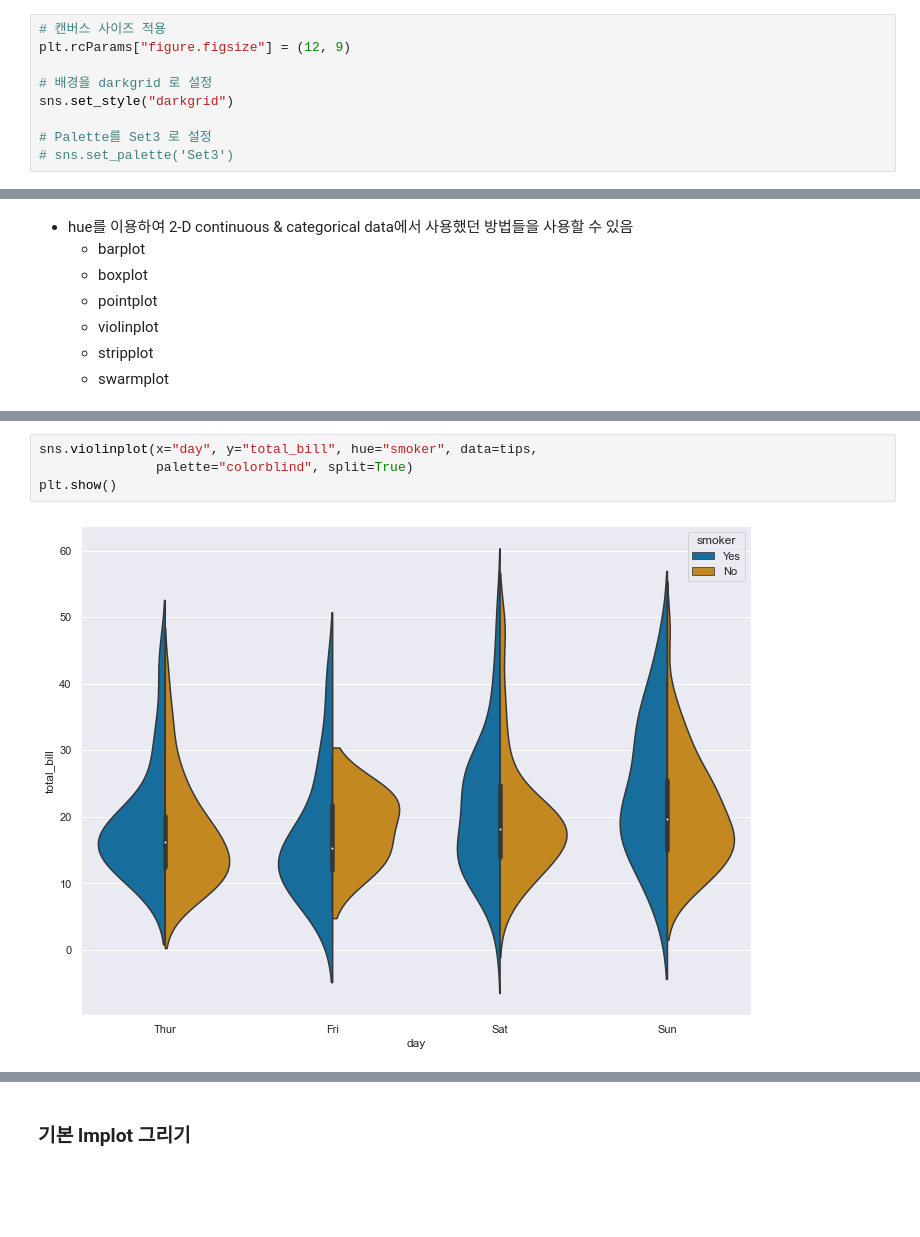
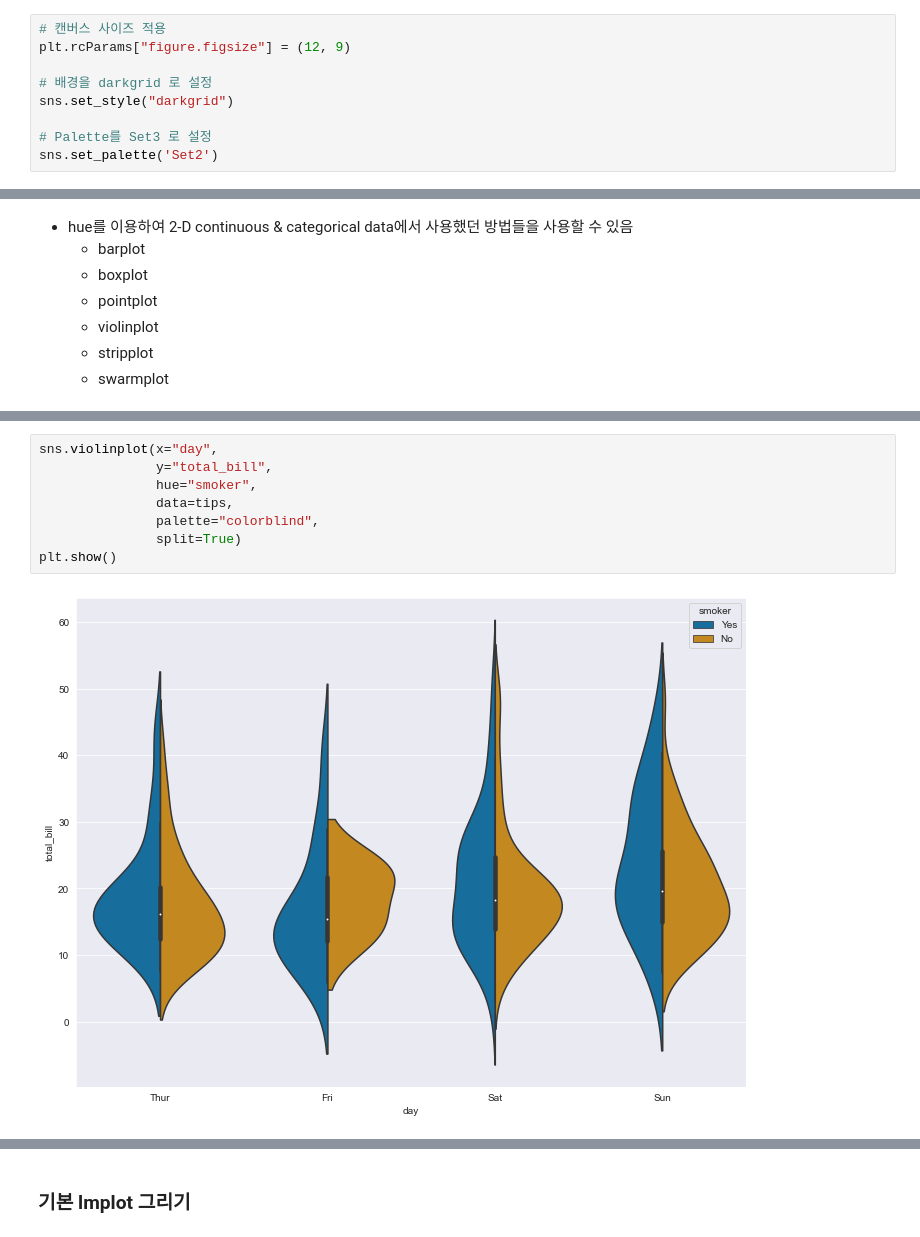
Before and after one commit to dongminlee94/data-visualization-tutorial, a Jupyter notebook: src/2_seaborn.ipynb, the cells around one changed output, grey strips where cells are left out. Saved outputs shown, nothing was run; the diff lists cells and outputs as text; blank space fills up the shorter version.

```diff
--- a/src/2_seaborn.ipynb
+++ b/src/2_seaborn.ipynb
@@ -23,4 +25,4 @@ plt.rcParams["figure.figsize"] = (12, 9)
 sns.set_style("darkgrid")
 
 # Palette를 Set3 로 설정
-# sns.set_palette('Set3')
+sns.set_palette('Set2')
@@ -491,7 +509,11 @@ plt.show()
 # %%
-sns.violinplot(x="day", y="total_bill", hue="smoker", data=tips,
-               palette="colorblind", split=True)
+sns.violinplot(x="day",
+               y="total_bill",
+               hue="smoker",
+               data=tips,
+               palette="colorblind",
+               split=True)
 plt.show()
 # %% [output]
-[figure, old version]
+[figure, new version]
 # %% [markdown]
```
Also changed, not shown: parts of 82 cells of this notebook, 10 other files.
